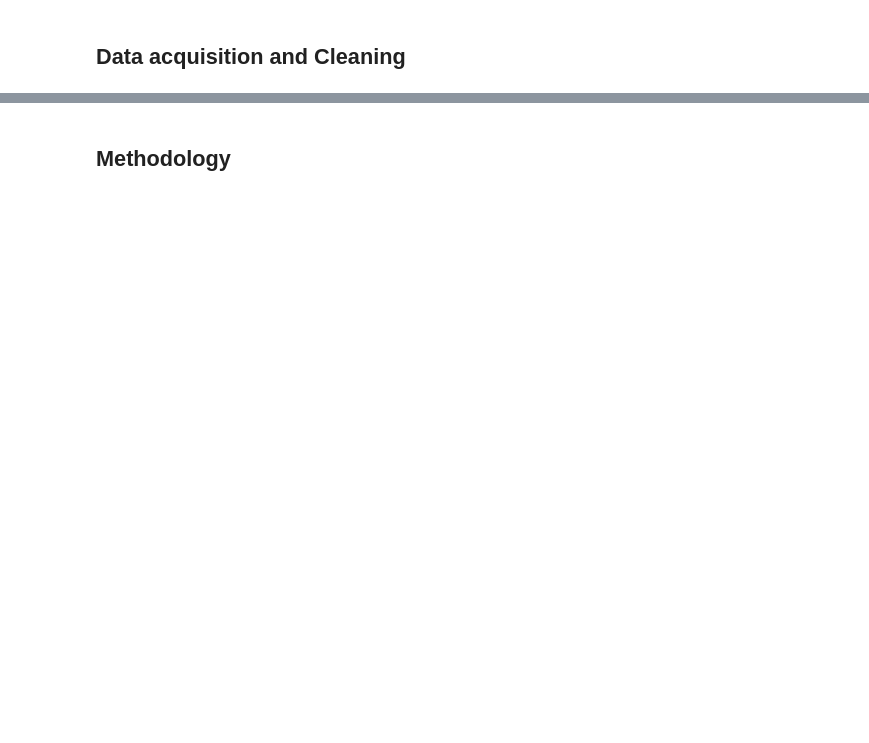
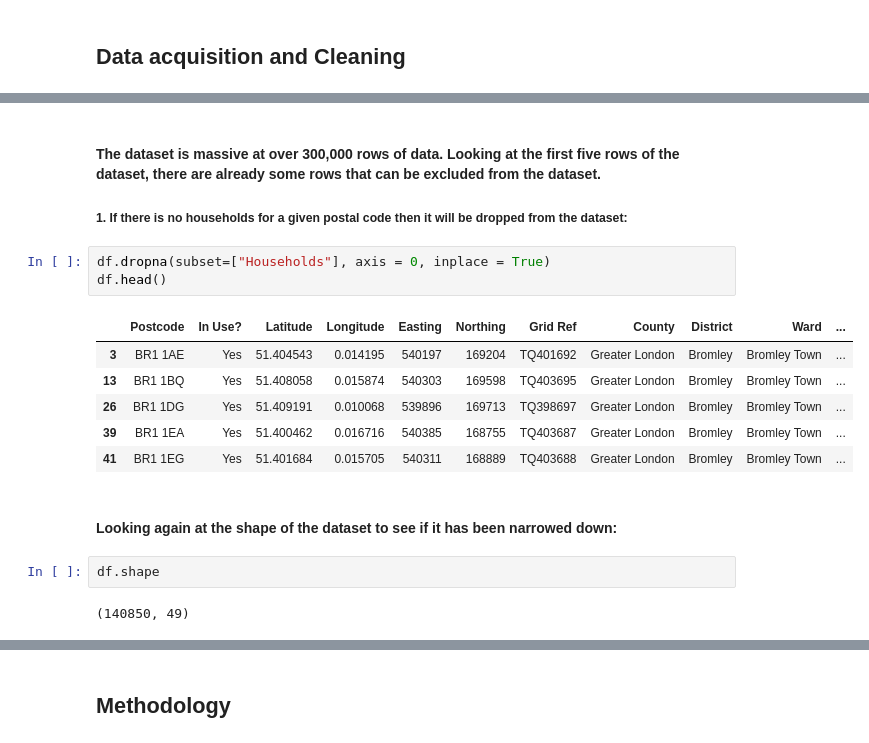
Before and after one commit to caitydows/coursera-capstone, a Jupyter notebook: Battle of the Neighbourhoods.ipynb, the cells around one changed output, grey strips where cells are left out. Cells and saved outputs as stored; diff of their text form; blank space fills up the shorter version.

```diff
--- a/Battle of the Neighbourhoods.ipynb
+++ b/Battle of the Neighbourhoods.ipynb
@@ -10,0 +120,19 @@
+# %% [markdown]
+#### The dataset is massive at over 300,000 rows of data.  Looking at the first five rows of the dataset, there are already some rows that can be excluded from the dataset.
+##### 1. If there is no households for a given postal code then it will be dropped from the dataset:
+# %%
+df.dropna(subset=["Households"], axis = 0, inplace = True)
+df.head()
+# %% [output]
+|  | Postcode | In Use? | Latitude | Longitude | Easting | Northing | Grid Ref | County | District | Ward | ... |
+| 3 | BR1 1AE | Yes | 51.404543 | 0.014195 | 540197 | 169204 | TQ401692 | Greater London | Bromley | Bromley Town | ... |
+| 13 | BR1 1BQ | Yes | 51.408058 | 0.015874 | 540303 | 169598 | TQ403695 | Greater London | Bromley | Bromley Town | ... |
+| 26 | BR1 1DG | Yes | 51.409191 | 0.010068 | 539896 | 169713 | TQ398697 | Greater London | Bromley | Bromley Town | ... |
+| 39 | BR1 1EA | Yes | 51.400462 | 0.016716 | 540385 | 168755 | TQ403687 | Greater London | Bromley | Bromley Town | ... |
+| 41 | BR1 1EG | Yes | 51.401684 | 0.015705 | 540311 | 168889 | TQ403688 | Greater London | Bromley | Bromley Town | ... |
+# %% [markdown]
+#### Looking again at the shape of the dataset to see if it has been narrowed down:
+# %%
+df.shape
+# %% [output]
+(140850, 49)
```
Also changed, not shown: parts of 50 cells of this notebook.
